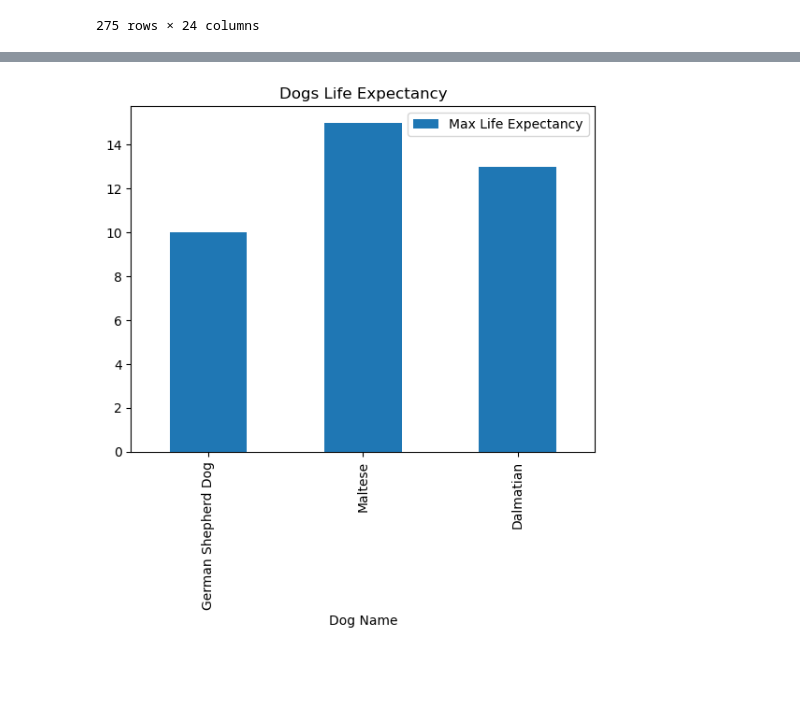
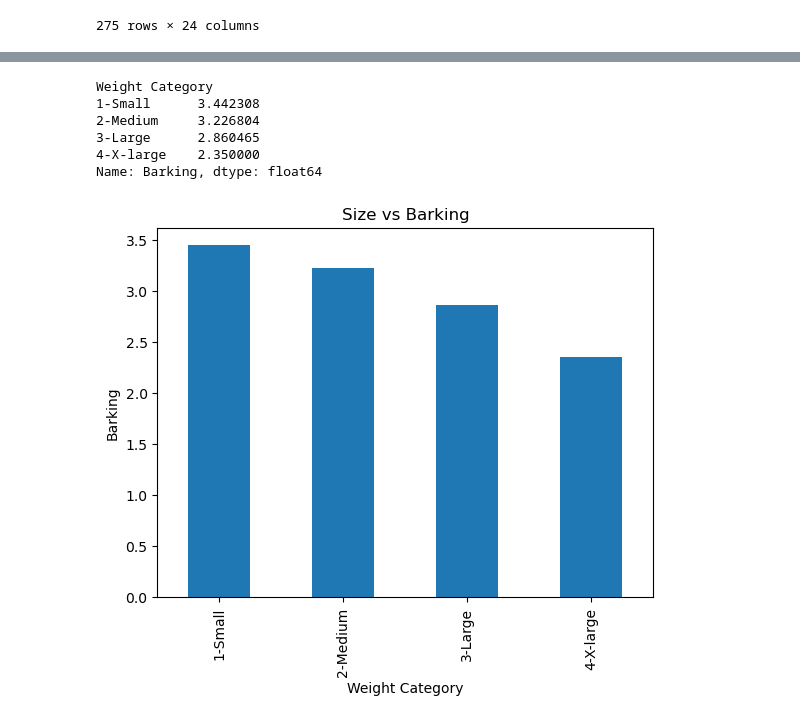
Before and after one commit to Samrosegithub/group_project_1, a Jupyter notebook: akc_api/akc_api.ipynb, the cells around one changed output, grey strips where cells are left out. Cells and saved outputs as stored; diff of their text form; code cells hidden in the pictures; blank space fills up the shorter version.

```diff
--- a/akc_api/akc_api.ipynb
+++ b/akc_api/akc_api.ipynb
@@ -373,15 +369,20 @@ Name: Barking, dtype: int64
-# %%
-# Other Examples: charting the dog life expectancy
-
-dog_max_life_expectancy_df = dogs_df[["Dog Name", "Max Life Expectancy"]]
-
-dog_max_life_expectancy_df = dog_max_life_expectancy_df.set_index("Dog Name")
-
-dog_max_life_expectancy_df
-
-dog_max_life_expectancy_df.plot(kind="bar")
-
-plt.title("Dogs Life Expectancy")
-plt.show()
-# %% [output]
-[figure, removed]
+# %%
+#find the differences between size and barking
+dog_groupby = dog_df.groupby(["Weight Category"]).mean()["Barking"]
+dog_groupby
+# %% [output]
+Weight Category
+1-Small      3.442308
+2-Medium     3.226804
+3-Large      2.860465
+4-X-large    2.350000
+Name: Barking, dtype: float64
+# %%
+#graph for weight and barking - Do smaller dogs bark more?
+
+dog_groupby.plot(kind="bar", ylabel = "Barking", title="Size vs Barking")
+
+# Save the figure
+plt.savefig("Fig1.png")
+# %% [output]
+[figure, added]
```
Also changed, not shown: parts of 19 cells of this notebook, 9 other files.
